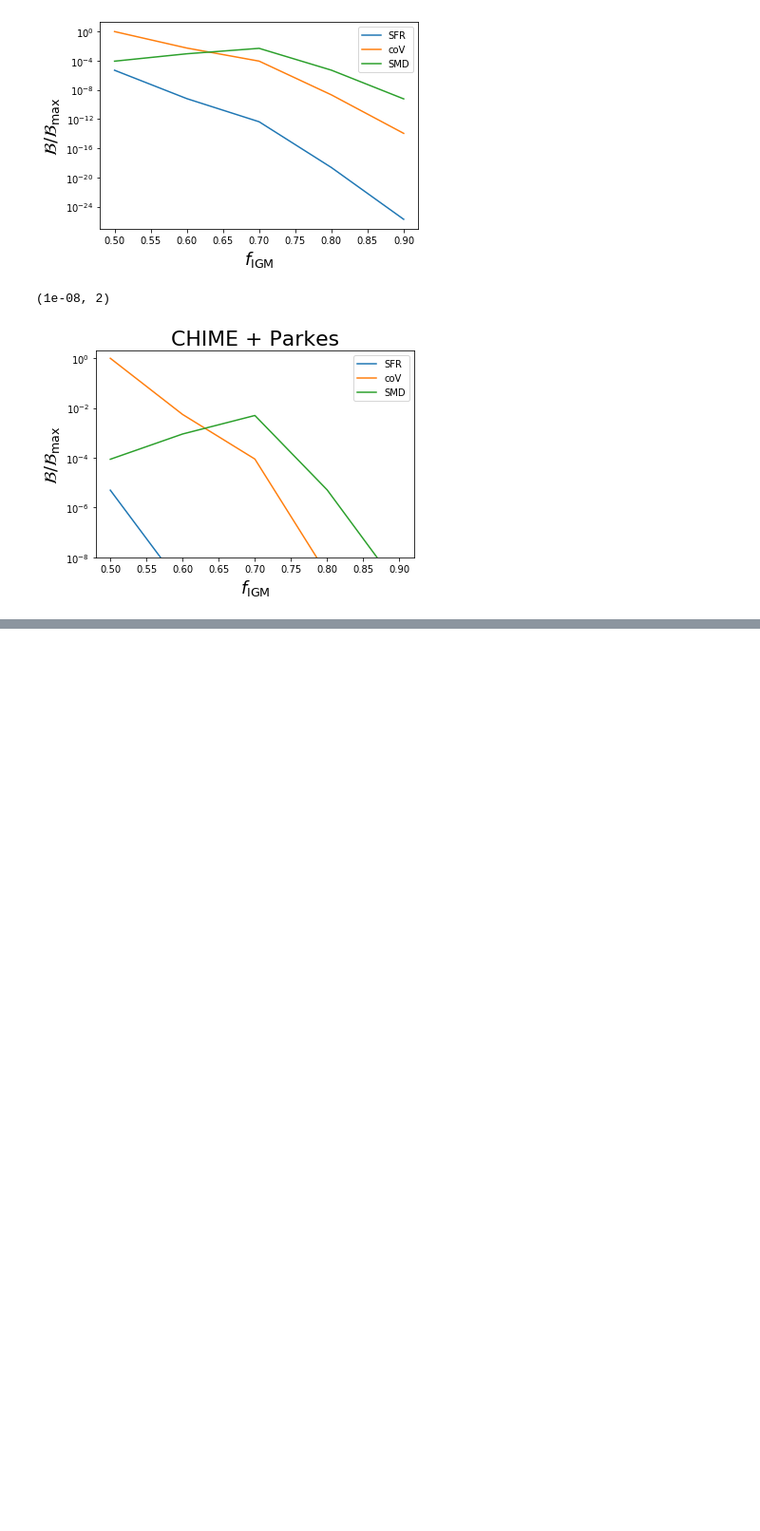
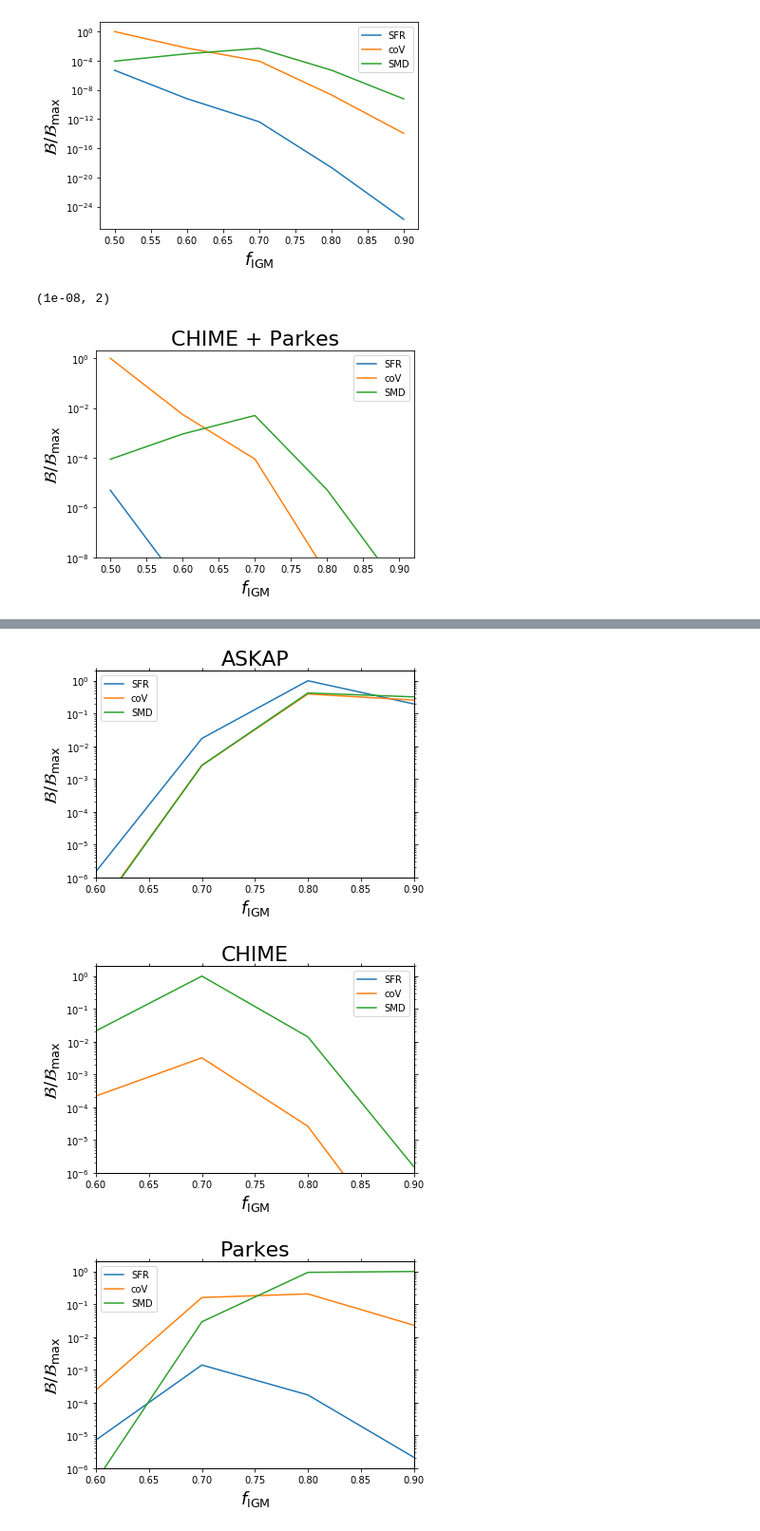
Before and after one commit to FRBs/PreFRBLE, a Jupyter notebook: notebooks/PreFRBLE_JointAnalysis_fIGM-population.ipynb, the cells around one changed output, grey strips where cells are left out. Shown at 95% size. Drawn from its saved outputs; the diff is of its cells as text; code cells hidden in the pictures; blank space fills up the shorter version.

```diff
--- a/notebooks/PreFRBLE_JointAnalysis_fIGM-population.ipynb
+++ b/notebooks/PreFRBLE_JointAnalysis_fIGM-population.ipynb
@@ -175,7 +179,7 @@ def BayesBaryonContentPopulationTelescope( scenario={}, FRBs=None, telescope='Pa
             ax.set_title( "%s, N=%i" % ( telescope, len(FRBs) if DMs is None else len(DMs) ), fontdict={'size':22 }  )
             ax.set_ylim(1e-8,1.5)
             allticks = True
-        PlotBayes2D(  bayes=bayes, x=Cs, y=populations, xlabel=r"$f_{\rm IGM}$", ylabel='population', graphs=True, ax=ax )
+        PlotBayes2D(  bayes=bayes, N_bayes=len(FRBs), x=Cs, y=populations, xlabel=r"$f_{\rm IGM}$", ylabel='population', graphs=True, ax=ax )
         if allticks:
             AllSidesTicks(ax=ax)
     return bayes
@@ -206,7 +210,7 @@ def BayesBaryonContentPopulation( scenario={}, telescopes=telescopes, Cs=Cs, pop
     bayes = np.prod( bayes, axis=0 )
 
     if plot:
-        PlotBayes2D(  bayes=bayes, x=Cs, y=populations, xlabel=r"$f_{\rm IGM}$", ylabel='population', graphs=True )
+        PlotBayes2D(  bayes=bayes, N_bayes=len(GetFRBcat(telescopes)), x=Cs, y=populations, xlabel=r"$f_{\rm IGM}$", ylabel='population', graphs=True )
 
     return bayes
 # %%
@@ -288,0 +310,16 @@ plt.ylim(1e-8,2)
+# %%
+for telescope in telescopes:
+
+    bayes = BayesBaryonContentPopulation(  scenario=scenario, plot_telescopes=False, telescopes=[telescope] )
+    posterior = bayes * P_fIGM.reshape([1,len(P_fIGM)])
+
+    fig, ax = plt.subplots()
+    PlotBayes2D( bayes=posterior, x=f_IGMs, xlabel=r"$f_{\rm IGM}$", y=populations, graphs=True, ax=ax)
+    ax.set_title( labels[telescope], fontdict={'size':22})
+    ax.set_ylim(1e-6,2)
+    ax.set_xlim(0.6,0.9)
+    AllSidesTicks(ax)
+# %% [output]
+[figure, added]
+[figure, added]
+[figure, added]
```
Also changed, not shown: parts of 11 cells of this notebook, 3 other files.
